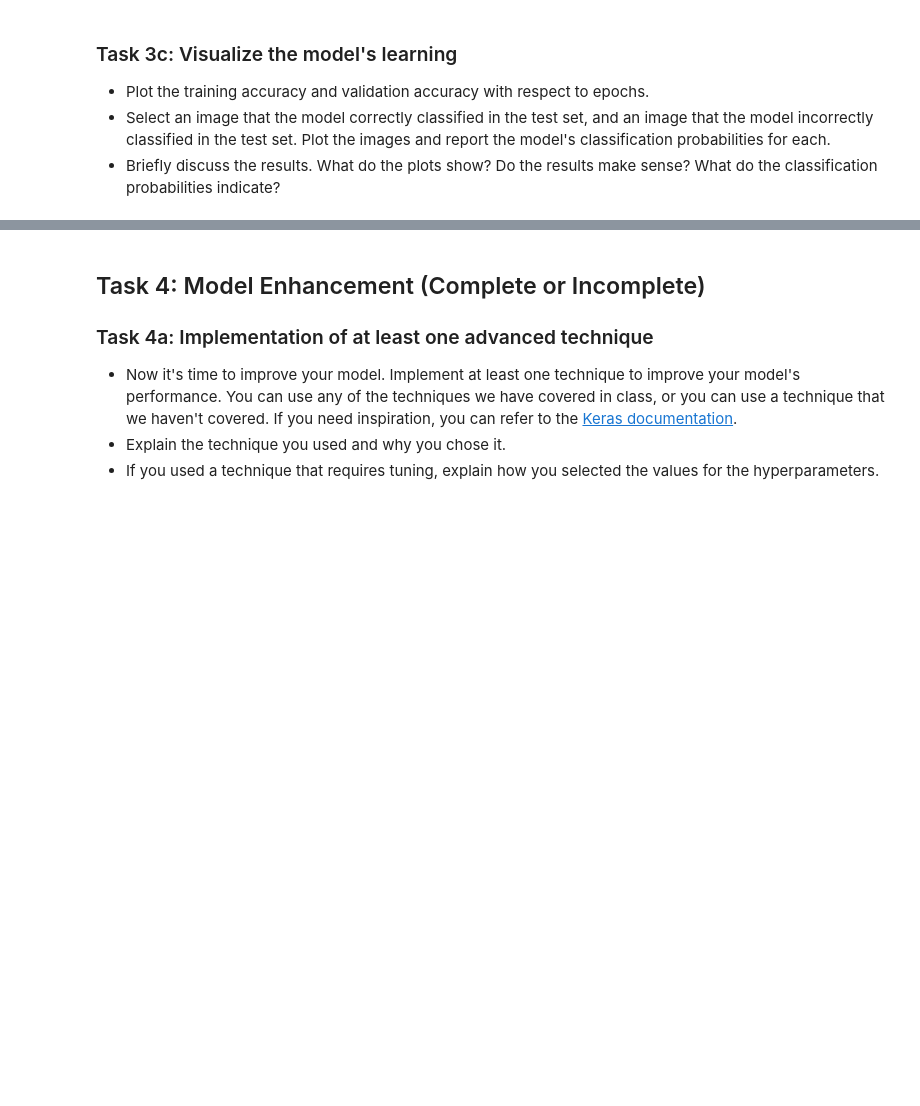
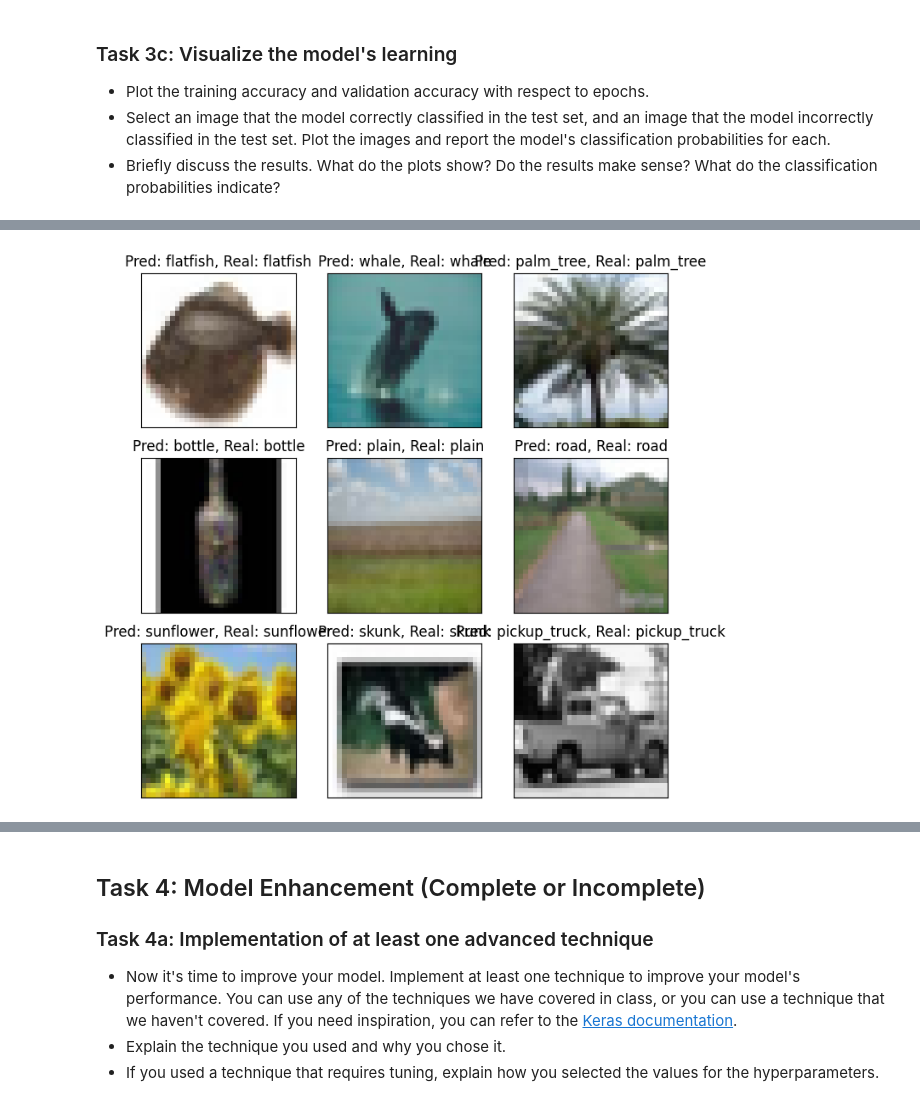
Before and after one commit to shyeolekar5/deep_learning, a Jupyter notebook: 02_activities/assignments/assignment_1.ipynb, the cells around one changed output, grey strips where cells are left out. Cells and saved outputs as stored; diff of their text form; code cells hidden in the pictures; blank space fills up the shorter version.

```diff
--- a/02_activities/assignments/assignment_1.ipynb
+++ b/02_activities/assignments/assignment_1.ipynb
@@ -313,0 +308,32 @@ for i in y_test:
+# %%
+#Correct images
+# Get the predictions for the test data
+predictions = model.predict(x_test)
+
+# Get the index of the largest probability (i.e. the predicted class)
+predicted_classes = np.argmax(predictions, axis=1)
+true_classes = np.argmax(y_test, axis=1)
+rightlyclassified_indices = np.where(predicted_classes == true_classes)[0]
+
+#Get the rightly classified samples themselves
+rightlyclassified_samples = x_test[rightlyclassified_indices]
+
+# Pick 9 random rightlty classified samples
+random_right_samples = np.random.choice(len(rightlyclassified_indices), 9, replace=False)
+
+#Plotting right predictions
+fig, axes = plt.subplots(3, 3, figsize=(8, 8))
+for i, ax in enumerate(axes.flat):
+    sample_idx = rightlyclassified_indices[random_right_samples[i]]  # Get the original index
+    predicted_label = class_names[predicted_classes[sample_idx]]  # Get predicted class name
+    true_label = class_names[true_classes[sample_idx]]  # Get true class name
+
+    ax.imshow(rightlyclassified_samples[random_right_samples[i]])
+    ax.set_title(f"Pred: {predicted_label}, Real: {true_label}")
+
+    # Removing axis labels
+    ax.set_xticks([])
+    ax.set_yticks([])
+
+plt.show()
+# %% [output]
@@ -314 +341,2 @@ for i in y_test:
+[figure, added]
 # %%
```
Also changed, not shown: parts of 20 cells of this notebook.
